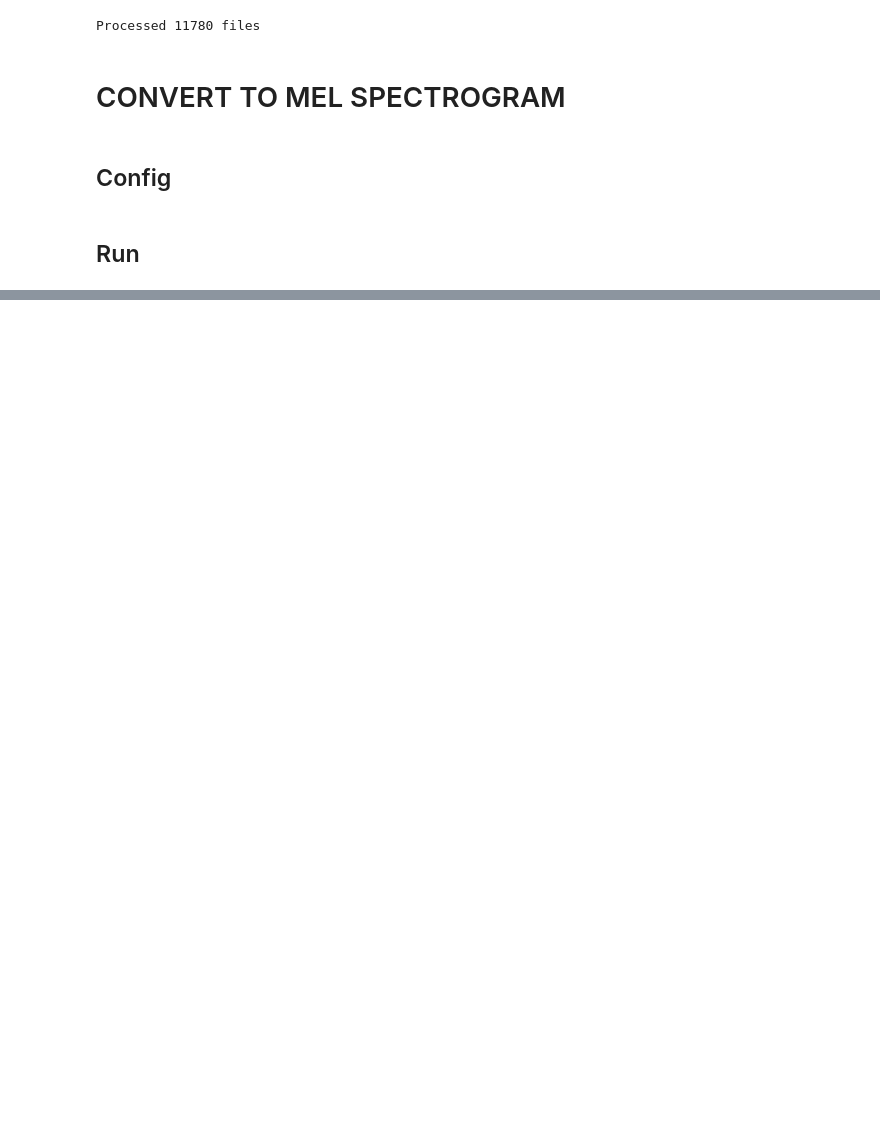
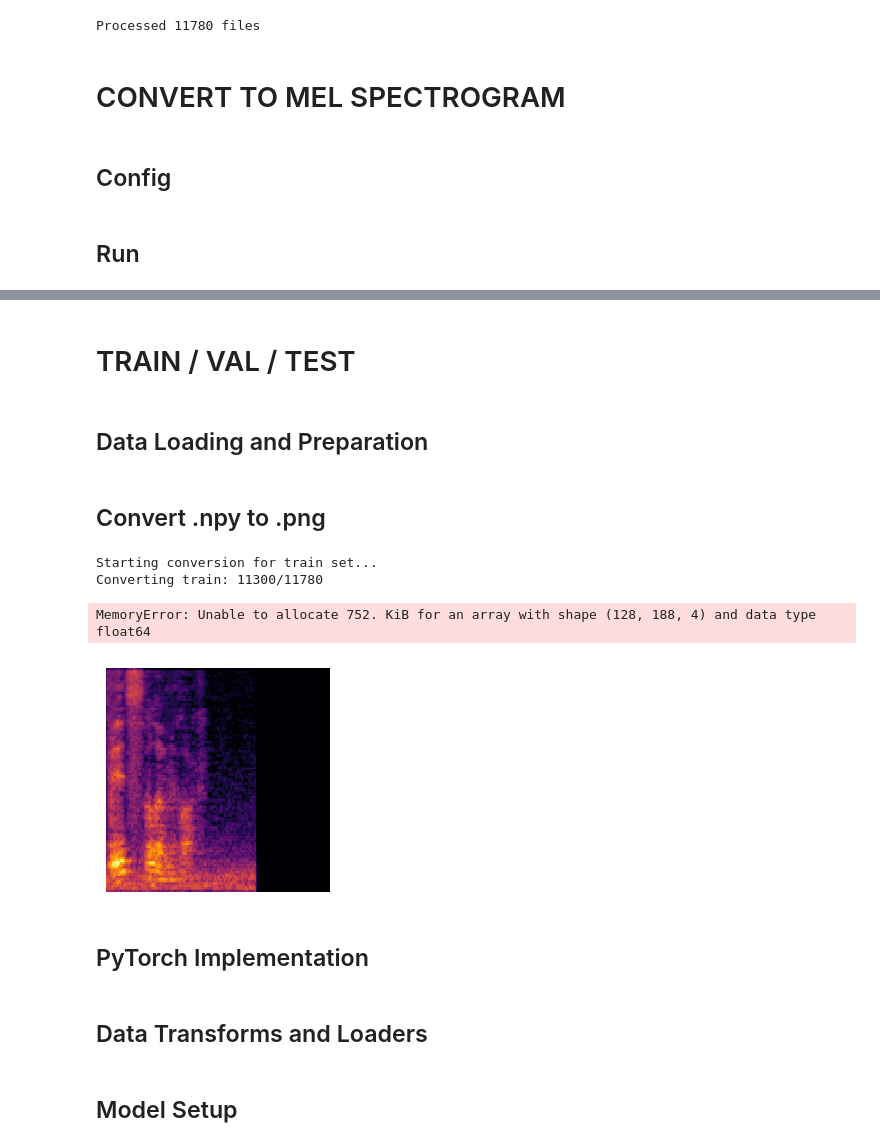
Before and after one commit to AzureDream1811/speech-emotion-recognition-ravdess, a Jupyter notebook: SER_CREMAD.ipynb, the cells around one changed output, grey strips where cells are left out. Cells and saved outputs as stored; diff of their text form; code cells hidden in the pictures; blank space fills up the shorter version.

```diff
--- a/SER_CREMAD.ipynb
+++ b/SER_CREMAD.ipynb
@@ -367,0 +365,67 @@ prepare_images(test_df, "test")
+# %% [markdown]
+# TRAIN / VAL / TEST
+# %% [markdown]
+## Data Loading and Preparation
+# %%
+# Load the data
+train_df = pd.read_csv(os.path.join(csv_dir, "train_features.csv"))
+val_df = pd.read_csv(os.path.join(csv_dir, "val_features.csv"))
+
+
+# Create a new column for the image path
+def get_img_path(path):
+    return path.replace(".npy", ".png").replace("features\\mels", "features\\images")
+
+
+train_df["img_path"] = train_df["path"].apply(get_img_path)
+val_df["img_path"] = val_df["path"].apply(get_img_path)
+
+# Create directories for images if they don't exist
+for t in ["train", "val"]:
+    os.makedirs(os.path.join(location, "features", "images", t), exist_ok=True)
+# %% [markdown]
+## Convert .npy to .png
+# %%
+def npy_to_png(df, set_name):
+    print(f"Starting conversion for {set_name} set...")
+    for i, row in df.iterrows():
+        # Check if image already exists
+        if os.path.exists(row["img_path"]):
+            continue
+
+        mel_spec = np.load(row["path"])
+
+        fig, ax = plt.subplots(figsize=(2.24, 2.24))
+        fig.subplots_adjust(left=0, right=1, top=1, bottom=0)
+        ax.axis("off")
+
+        librosa.display.specshow(
+            mel_spec, sr=22050, hop_length=HOP_LENGTH, cmap="inferno", ax=ax
+        )
+
+        buf = BytesIO()
+        fig.savefig(buf, format="png", dpi=100)
+        buf.seek(0)
+
+        img = np.array(Image.open(buf))[:, :, :3]
+
+        plt.close(fig)
+        buf.close()
+
+        img = cv2.cvtColor(img, cv2.COLOR_RGB2BGR)
+        cv2.imwrite(row["img_path"], img)
+        if (i + 1) % 100 == 0:  # Print progress every 100 files
+            print(f"\rConverting {set_name}: {i + 1}/{len(df)}", end="", flush=True)
+
+    print(f"\nConversion for {set_name} complete.")
+
+
+npy_to_png(train_df, "train")
+npy_to_png(val_df, "val")
+# %% [output]
+Starting conversion for train set...
+Converting train: 11300/11780
+MemoryError: Unable to allocate 752. KiB for an array with shape (128, 188, 4) and data type float64
+[figure, added]
+# %% [markdown]
+## PyTorch Implementation
@@ -367,0 +459,2 @@ prepare_images(test_df, "test")
+# %% [markdown]
+## Data Transforms and Loaders
@@ -367,0 +490,2 @@ prepare_images(test_df, "test")
+# %% [markdown]
+## Model Setup
```
Also changed, not shown: parts of 19 cells of this notebook, 1 other file.
